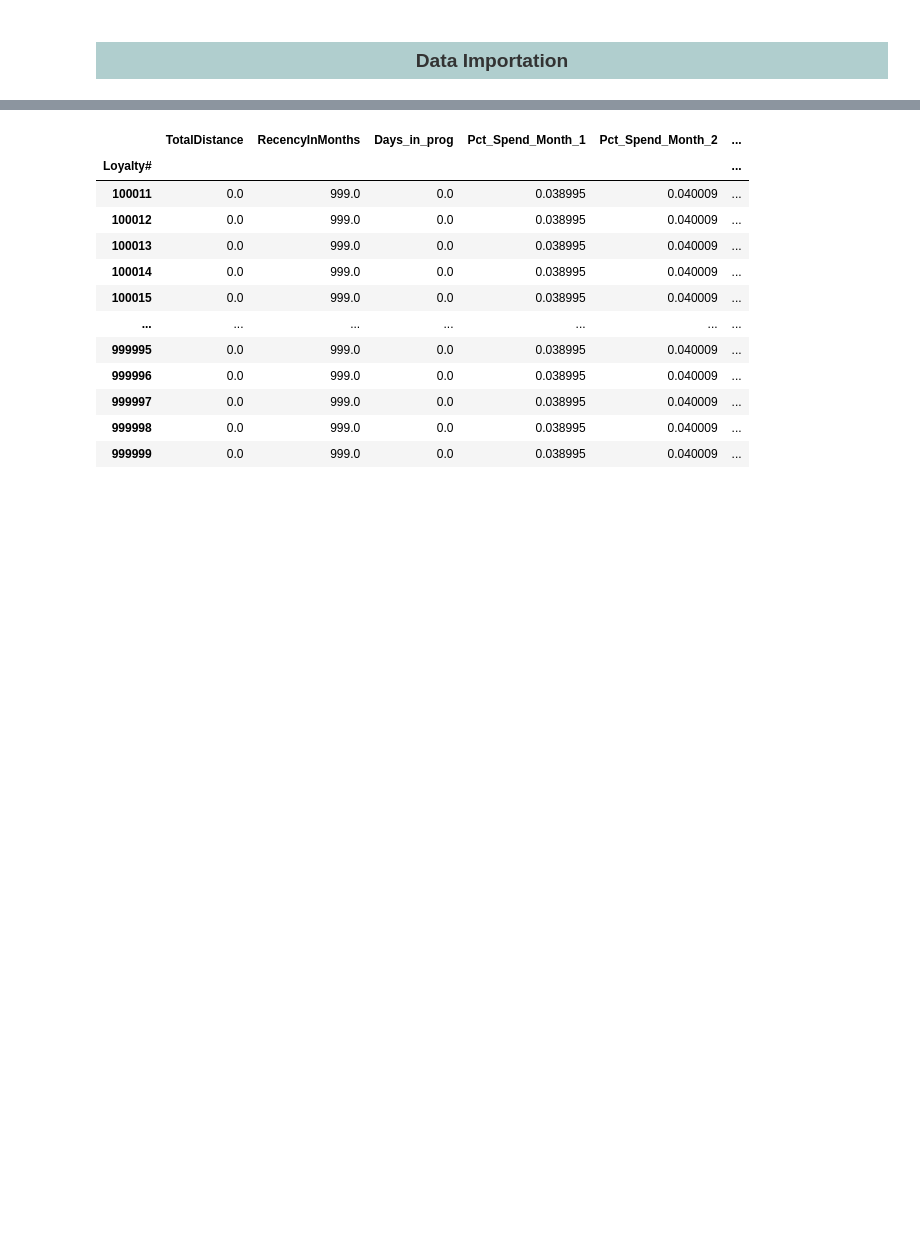
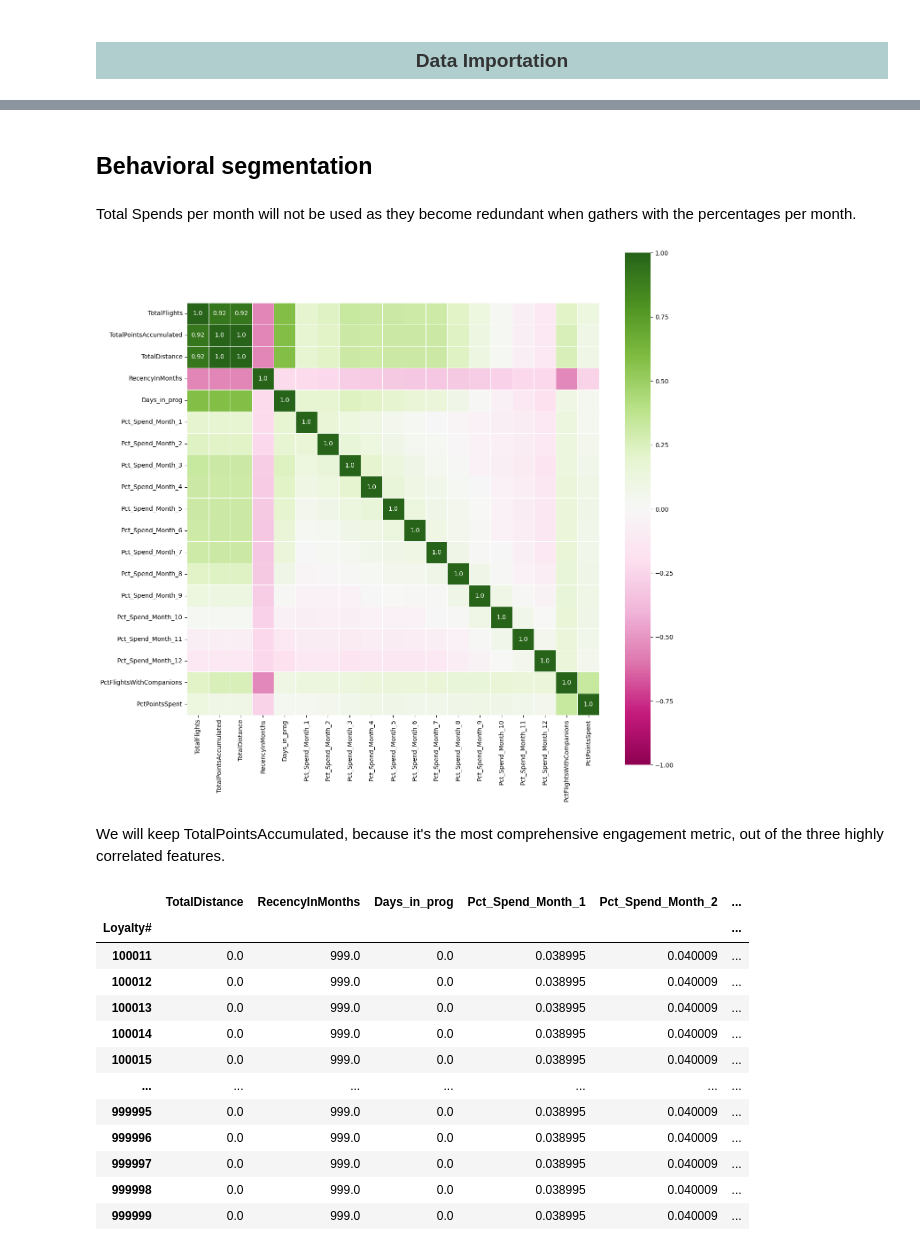
Before and after one commit to andrerangelferreira/DataMiningProject_AIAI_Group51, a Jupyter notebook: notebooks/Miguel__Group51_BehaviourClustering_Code.ipynb, the cells around one changed output, grey strips where cells are left out. Cells and saved outputs as stored; diff of their text form; code cells hidden in the pictures; blank space fills up the shorter version.

Commit message:
Behavior Done

```diff
--- a/notebooks/Miguel__Group51_BehaviourClustering_Code.ipynb
+++ b/notebooks/Miguel__Group51_BehaviourClustering_Code.ipynb
@@ -12,0 +22,18 @@ behavioral_data = pd.read_csv("../data/clustering_data/behavioral_data.csv", ind
+# %% [markdown]
+## Behavioral segmentation
+# %%
+behavioral_data = data[["TotalFlights", "TotalPointsAccumulated", "TotalDistance", "RecencyInMonths", "Days_in_prog",
+
+                        "Pct_Spend_Month_1", "Pct_Spend_Month_2", "Pct_Spend_Month_3", "Pct_Spend_Month_4", "Pct_Spend_Month_5",
+                        "Pct_Spend_Month_6", "Pct_Spend_Month_7", "Pct_Spend_Month_8", "Pct_Spend_Month_9", "Pct_Spend_Month_10",
+                        "Pct_Spend_Month_11", "Pct_Spend_Month_12",
+
+                        "PctFlightsWithCompanions",	"PctPointsSpent"]]
+# %% [markdown]
+Total Spends per month will not be used as they become redundant when gathers with the percentages per month.
+# %%
+correlation_matrix(behavioral_data, 0.7, 15, 15)
+# %% [output]
+[figure, added]
+# %% [markdown]
+We will keep TotalPointsAccumulated, because it's the most comprehensive engagement metric, out of the three highly correlated features.
```
Also changed, not shown: parts of 3 cells of this notebook, 1 other file.
